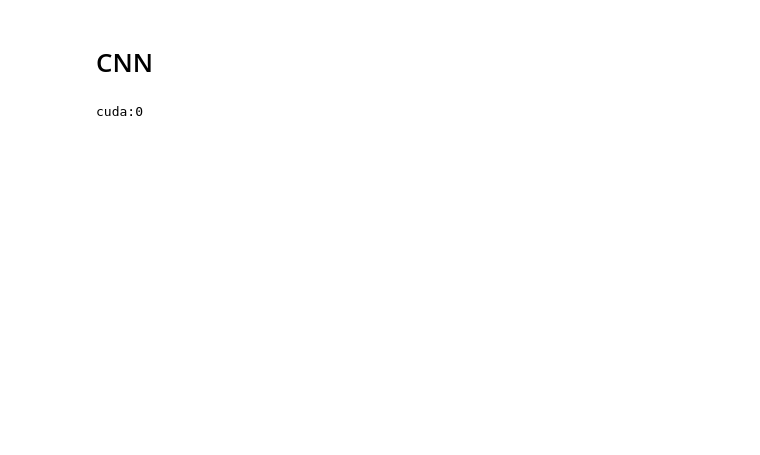
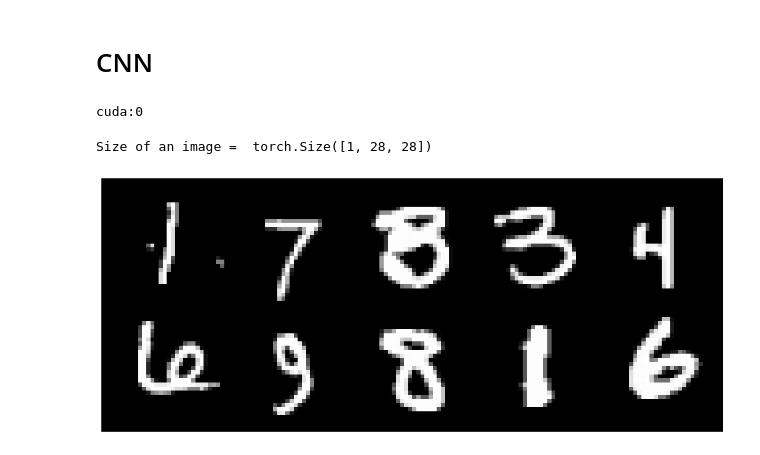
Before and after one commit to Murdock135/neural-nets-at-mizzou, a Jupyter notebook: ECE_8770/project_1/src.ipynb, the cells around one changed output. Drawn from its saved outputs; the diff is of its cells as text; code cells hidden in the pictures; blank space fills up the shorter version.

```diff
--- a/ECE_8770/project_1/src.ipynb
+++ b/ECE_8770/project_1/src.ipynb
@@ -459,4 +491,16 @@ val_set = datasets.MNIST(root="data",
 
 train_loader = DataLoader(train_set, batch_size=64, shuffle=True)
 val_loader = DataLoader(val_set, batch_size=64, shuffle=True)
+# %%
+images, labels = next(iter(train_loader))
+grid = vutils.make_grid(images[:10], nrow=5)
+
+print("Size of an image = ", images[0].shape)
+plt.figure(figsize=(15,15))
+plt.imshow(grid.numpy().transpose((1, 2, 0)))
+plt.axis('off')
+plt.show()
+# %% [output]
+Size of an image =  torch.Size([1, 28, 28])
+[figure, added]
 # %%
```
Also changed, not shown: parts of 16 cells of this notebook, 39 other files.
